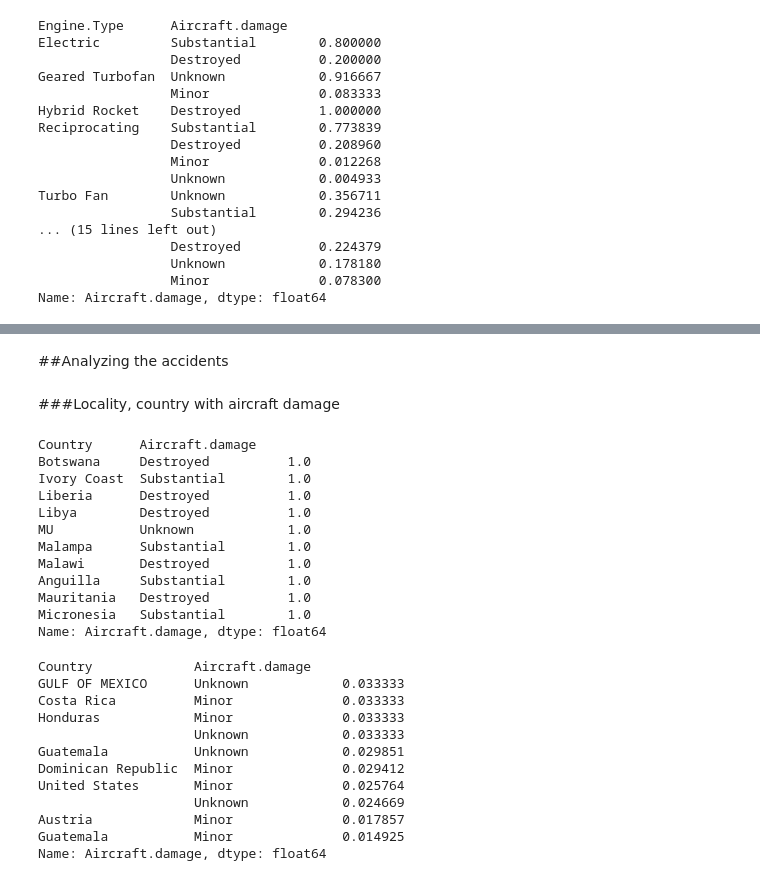
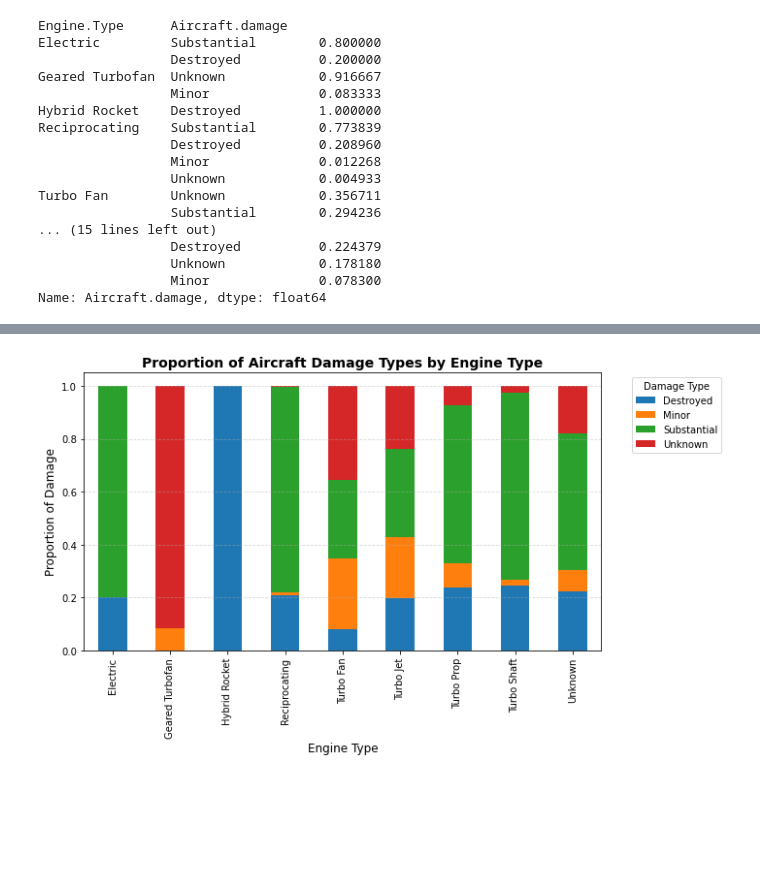
Before and after one commit to BriegeMeso/Aviation_Data_-Meso, a Jupyter notebook: meso.ipynb, the cells around one changed output, grey strips where cells are left out. Cells and saved outputs as stored; diff of their text form; code cells hidden in the pictures; blank space fills up the shorter version.

Commit message:
Finalized of visualization

```diff
--- a/meso.ipynb
+++ b/meso.ipynb
@@ -497,43 +449,0 @@ In Aviation safety analytics(NTSB,FAA), injury or fatality bins often follow sev
-# %% [markdown]
-##Analyzing the accidents
-# %% [markdown]
-###Locality, country with aircraft damage
-# %%
-#top ten countries with
-top_ten_damage_countries = df.groupby('Country')['Aircraft.damage'].value_counts(normalize=True)
-
-top_10 = top_ten_damage_countries.sort_values(ascending=False)
-
-print(top_10.head(10))
-# %% [output]
-Country      Aircraft.damage
-Botswana     Destroyed          1.0
-Ivory Coast  Substantial        1.0
-Liberia      Destroyed          1.0
-Libya        Destroyed          1.0
-MU           Unknown            1.0
-Malampa      Substantial        1.0
-Malawi       Destroyed          1.0
-Anguilla     Substantial        1.0
-Mauritania   Destroyed          1.0
-Micronesia   Substantial        1.0
-Name: Aircraft.damage, dtype: float64
-# %%
-top_ten_damage_countries = df.groupby('Country')['Aircraft.damage'].value_counts(normalize=True)
-
-top_10 = top_ten_damage_countries.sort_values(ascending=False)
-
-print(top_10.tail(10))
-# %% [output]
-Country             Aircraft.damage
-GULF OF MEXICO      Unknown            0.033333
-Costa Rica          Minor              0.033333
-Honduras            Minor              0.033333
-                    Unknown            0.033333
-Guatemala           Unknown            0.029851
-Dominican Republic  Minor              0.029412
-United States       Minor              0.025764
-                    Unknown            0.024669
-Austria             Minor              0.017857
-Guatemala           Minor              0.014925
-Name: Aircraft.damage, dtype: float64
@@ -542,0 +450,22 @@ df.to_csv('aviation_data_cleaned.csv',index=False)
+# %%
+#data visualization
+
+# Recreate your normalized summary
+damage_by_engine = (
+    df.groupby('Engine.Type')['Aircraft.damage']
+    .value_counts(normalize=True)
+    .unstack(fill_value=0)
+)
+
+# Plot stacked bar chart
+damage_by_engine.plot(kind='bar', stacked=True, figsize=(10,6))
+
+plt.title('Proportion of Aircraft Damage Types by Engine Type', fontsize=14, fontweight='bold')
+plt.xlabel('Engine Type', fontsize=12)
+plt.ylabel('Proportion of Damage', fontsize=12)
+plt.legend(title='Damage Type', bbox_to_anchor=(1.05, 1), loc='upper left')
+plt.grid(axis='y', linestyle='--', alpha=0.5)
+plt.tight_layout()
+plt.show()
+# %% [output]
+[figure, added]
```
Also changed, not shown: parts of 15 cells of this notebook.
